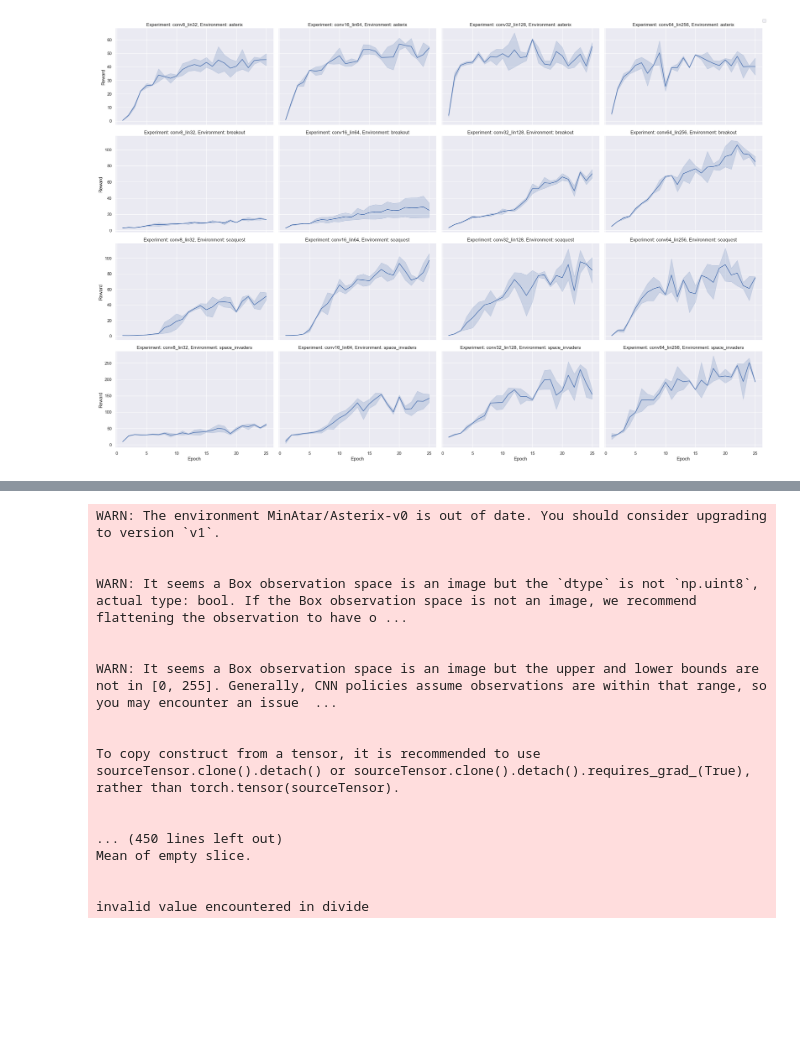
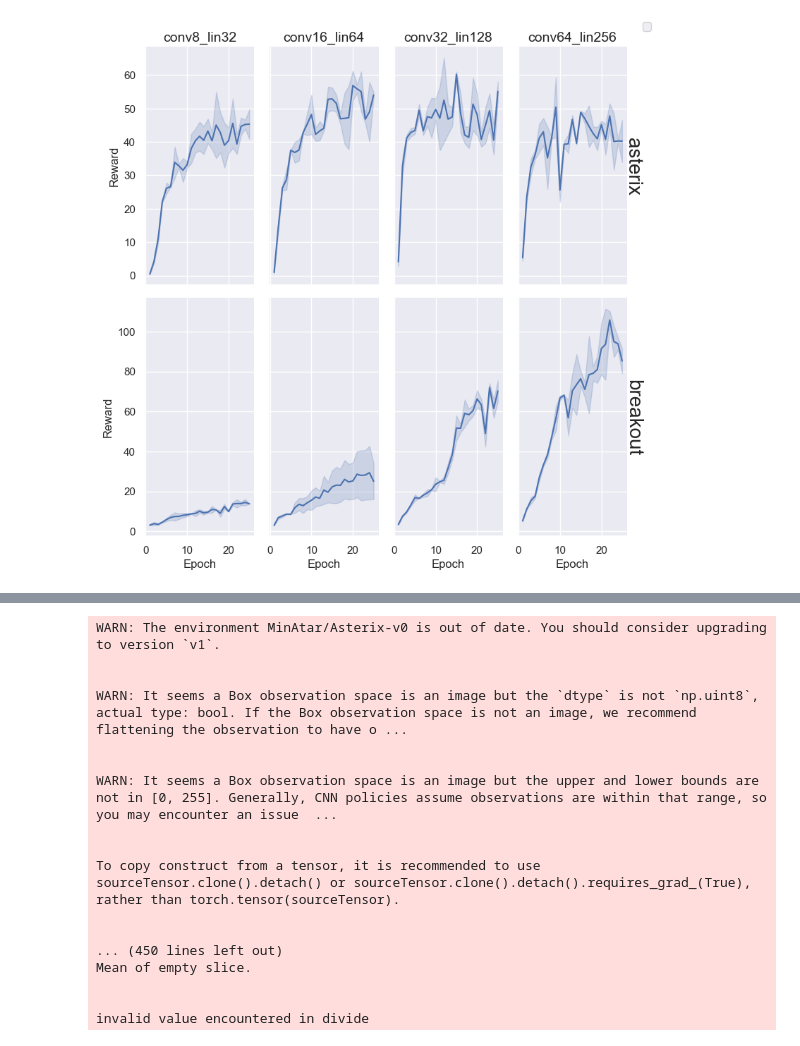
Before and after one commit to mariusdgm/minatar_work, a Jupyter notebook: notebooks/prepare_ai_days_poster.ipynb, the cells around one changed output, grey strips where cells are left out. Saved outputs shown, nothing was run; the diff lists cells and outputs as text; code cells hidden in the pictures; blank space fills up the shorter version.

```diff
--- a/notebooks/prepare_ai_days_poster.ipynb
+++ b/notebooks/prepare_ai_days_poster.ipynb
@@ -139,21 +149,69 @@ Name: model_name, Length: 800, dtype: object
 # %%
-# MARK PLOT FOR POSTER
+# All displayed on top of facet
 
-model_order = ["conv8_lin32", "conv16_lin64", "conv32_lin128", "conv64_lin256"]
-g = sns.FacetGrid(df, row='environment', col='model_name', height=4, aspect=1.5, sharey="row", col_order=model_order)
+# model_order = ["conv8_lin32", "conv16_lin64", "conv32_lin128", "conv64_lin256"]
 
-g.map(sns.lineplot, 'epoch', 'episode_rewards_mean')
+# sub_df = df[df["environment"].isin(envs_to_keep)]
+# g = sns.FacetGrid(sub_df, row='environment', col='model_name', height=4, aspect=0.9, sharey="row", col_order=model_order)
 
-g.set_titles('Experiment: {col_name}, Environment: {row_name}')
-g.set_xlabels('Epoch')
-g.set_ylabels('Reward')
+# g.map(sns.lineplot, 'epoch', 'episode_rewards_mean')
 
-# Display the legend
-handles, labels = plt.gca().get_legend_handles_labels()
-g.fig.legend(handles, labels, loc='upper right')
+# font_dict = {'fontsize': 'small'}  # Adjust this as needed.
+# g.set_titles(col_template="Experiment: {col_name}", row_template="Environment: {row_name}", fontdict=font_dict)
+# g.set_xlabels('Epoch')
+# g.set_ylabels('Reward')
 
-plt.show()
+# # Display the legend
+# handles, labels = plt.gca().get_legend_handles_labels()
+# g.fig.legend(handles, labels, loc='upper right')
+
+# plt.show()
-# %% [output]
-[figure, removed]
+# %%
+model_order = ["conv8_lin32", "conv16_lin64", "conv32_lin128", "conv64_lin256"]
+
+sub_df = df[df["environment"].isin(envs_to_keep)]
+g = sns.FacetGrid(
+    sub_df,
+    row="environment",
+    col="model_name",
+    height=4,
+    aspect=0.5,
+    sharey="row",
+    col_order=model_order,
+)
+
+g.map(sns.lineplot, "epoch", "episode_rewards_mean")
+
+for ax in g.axes.flat:
+    ax.set_title("")
+
+# Set the "Reward" label on the left
+g.set_axis_labels(x_var="Epoch", y_var="Reward")
+
+# Label the rows with their respective environment, rotated and moved to the right of the last column
+for i, ax in enumerate(g.axes[:, -1]):  # Targeting the last column of axes
+    ax.text(
+        1.05,
+        0.5,
+        g.row_names[i],
+        rotation=-90,
+        va="center",
+        ha="center",
+        transform=ax.transAxes,
+        fontsize=20,
+    )
+
+# Shared column titles
+for i, ax in enumerate(g.axes[0]):  # Targeting the top row of axes
+    ax.set_title(model_order[i], fontsize=14)
+
+# Display the legend
+handles, labels = plt.gca().get_legend_handles_labels()
+g.fig.legend(handles, labels, loc="upper right")
+
+plt.tight_layout()
+plt.show()
+# %% [output]
+[figure, added]
 # %%
 pruning_outputs_folder_path = (
```
Also changed, not shown: parts of 14 cells of this notebook, 18 other files.
